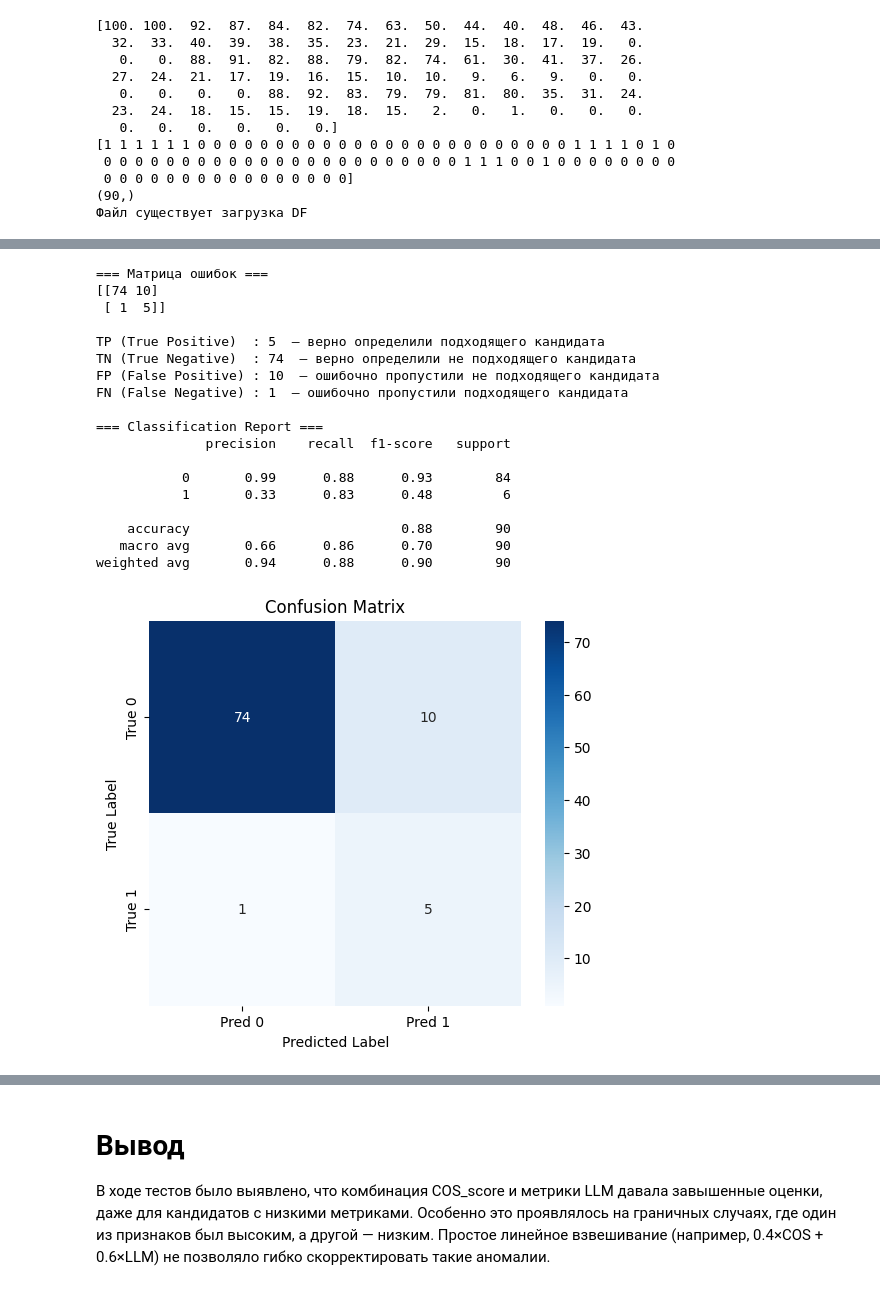
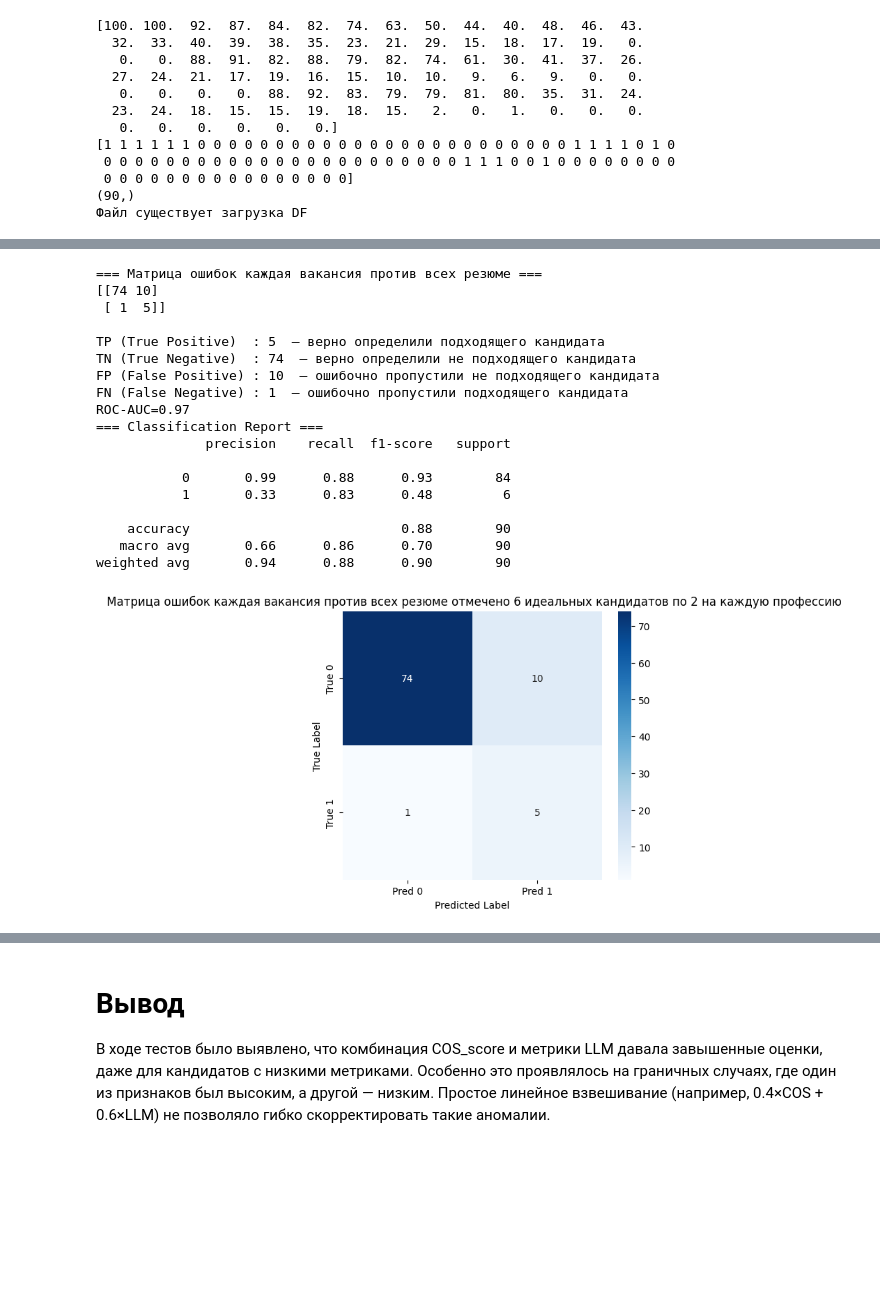
Before and after one commit to Xifeni/resume-matcher, a Jupyter notebook: Resumematcher.ipynb, the cells around one changed output, grey strips where cells are left out. Saved outputs shown, nothing was run; the diff lists cells and outputs as text; code cells hidden in the pictures; blank space fills up the shorter version.

```diff
--- a/Resumematcher.ipynb
+++ b/Resumematcher.ipynb
@@ -1827,17 +1833,17 @@ from sklearn.metrics import (
 
 THRESHOLD = 80  # порог истинно положительного решения
 
-#df_ok = df.dropna(subset=['final_score']).copy()
+df_ok = df_pipe.copy()
 
 # Ground truth: ideal+medium=1 (positive), miss=0 (negative)
-#df_ok['y_true'] = (df_ok['label'].isin(['ideal', 'medium'])).astype(int)
+#df_pipe['y_true'] = (df_ok['label'].isin(['ideal', 'medium'])).astype(int)
 
 # Предсказание модели при пороге 80
 #df_ok['y_pred'] = (df_ok['final_score'] >= THRESHOLD).astype(int)
-
-
-y_pred = binary_pred
-y_score = y_pred / 100  # для ROC-AUC
+y_pred=(df_ok['final_score']>THRESHOLD).astype(int)
+y_true=df_ok["list_score_manual"]
+y_pred = df_ok["binary_score"]
+y_score = df_ok['final_score'] / 100  # для ROC-AUC
 
 recall    = recall_score(y_true, y_pred, zero_division=0)
 precision = precision_score(y_true, y_pred, zero_division=0)
@@ -1846,20 +1852,6 @@ try:
     auc = roc_auc_score(y_true, y_score)
 except Exception:
     auc = float('nan')
-
+    print('есть nan')
 cm = confusion_matrix(y_true, y_pred)
 tn, fp, fn, tp = cm.ravel()
-
-print(f'=== Метрики при пороге {THRESHOLD} ===')
-print(f'Recall    (не пропустить годного): {recall:.3f}')
-print(f'Precision (точность отбора):       {precision:.3f}')
-print(f'F1-score:                          {f1:.3f}')
-print(f'ROC-AUC:                           {auc:.3f}')
-print()
-print(f'Матрица ошибок:')
-print(f'  TP (взяли и правы):   {tp}')
-print(f'  FP (взяли зря):       {fp}')
-print(f'  FN (пропустили):      {fn} ')
-print(f'  TN (отсеяли верно):   {tn}')
-print()
-print(classification_report(y_true, y_pred, target_names=['miss (neg)', 'ideal+medium (pos)']))
@@ -1904,43 +1866,43 @@ import seaborn as sns
 # Расшифровка (если классы 0 и 1)
 tn, fp, fn, tp = cm.ravel()
 
-print("=== Матрица ошибок ===")
+print("=== Матрица ошибок каждая вакансия против всех резюме ===")
 print(cm)
 print()
 print(f"TP (True Positive)  : {tp}  — верно определили подходящего кандидата")
 print(f"TN (True Negative)  : {tn}  — верно определили не подходящего кандидата")
 print(f"FP (False Positive) : {fp}  — ошибочно пропустили не подходящего кандидата")
 print(f"FN (False Negative) : {fn}  — ошибочно пропустили подходящего кандидата")
-print()
+print(f'ROC-AUC={round(auc,2)}')
 print("=== Classification Report ===")
 print(classification_report(y_true, y_pred))
 
 # Визуализация
 plt.figure(figsize=(6, 5))
 sns.heatmap(cm, annot=True, fmt='d', cmap='Blues',
             xticklabels=['Pred 0', 'Pred 1'],
             yticklabels=['True 0', 'True 1'])
 plt.ylabel('True Label')
 plt.xlabel('Predicted Label')
-plt.title('Confusion Matrix')
+plt.title(' Матрица ошибок каждая вакансия против всех резюме отмечено 6 идеальных кандидатов по 2 на каждую профессию')
 plt.show()
 # %% [output]
-=== Матрица ошибок ===
+=== Матрица ошибок каждая вакансия против всех резюме ===
 [[74 10]
  [ 1  5]]
 
 TP (True Positive)  : 5  — верно определили подходящего кандидата
 TN (True Negative)  : 74  — верно определили не подходящего кандидата
 FP (False Positive) : 10  — ошибочно пропустили не подходящего кандидата
 FN (False Negative) : 1  — ошибочно пропустили подходящего кандидата
-
+ROC-AUC=0.97
 === Classification Report ===
               precision    recall  f1-score   support
 
            0       0.99      0.88      0.93        84
            1       0.33      0.83      0.48         6
 
     accuracy                           0.88        90
    macro avg       0.66      0.86      0.70        90
 weighted avg       0.94      0.88      0.90        90
-[figure, old version]
+[figure, new version]
```
Also changed, not shown: parts of 8 cells of this notebook.
